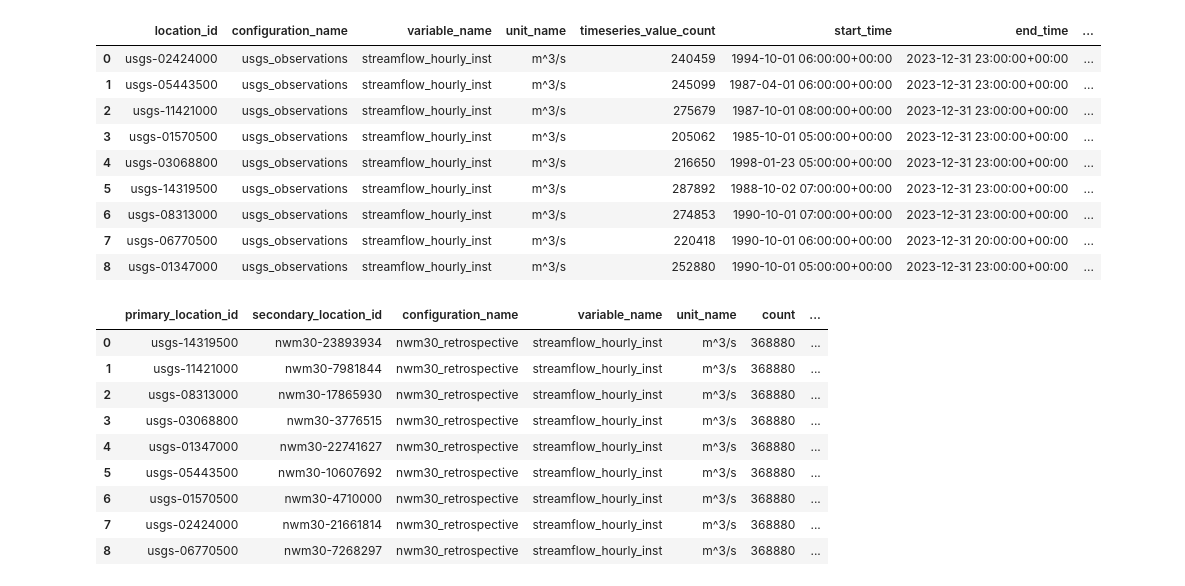
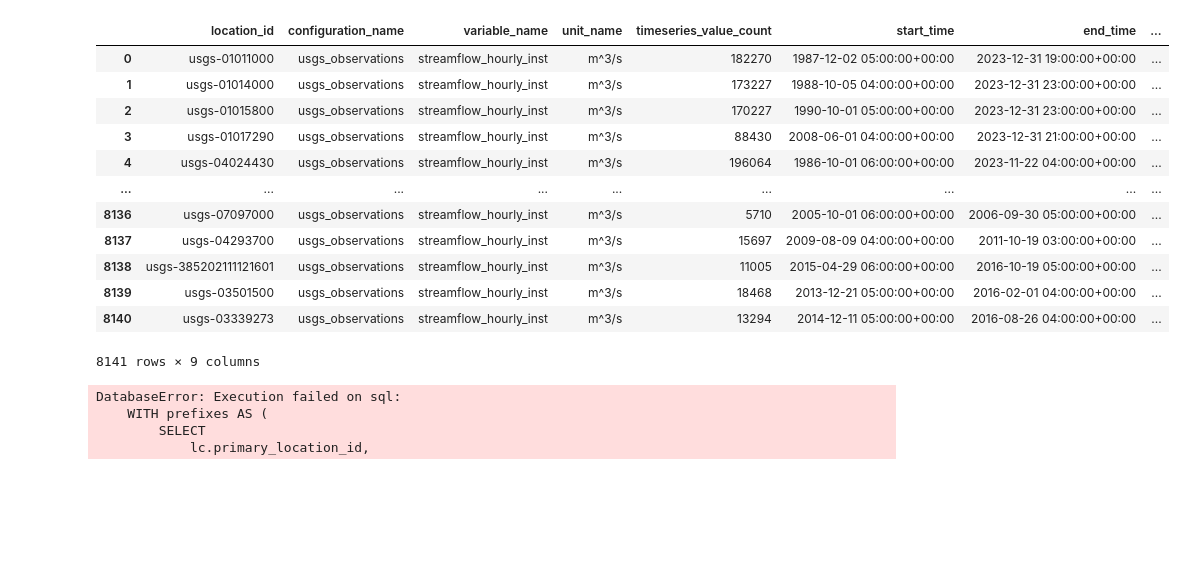
Before and after one commit to RTIInternational/teehr-hub, a Jupyter notebook: panel-dashboards/apps/data_summary_dashboard.ipynb, the cells around one changed output. Saved outputs shown, nothing was run; the diff lists cells and outputs as text; code cells hidden in the pictures; blank space fills up the shorter version.

```diff
--- a/panel-dashboards/apps/data_summary_dashboard.ipynb
+++ b/panel-dashboards/apps/data_summary_dashboard.ipynb
@@ -161,41 +161,37 @@ get_unique_secondary_timeseries_configurations()
 # %%
 def get_primary_timeseries_statistics_by_location():
     """Gets primary timeseries statistics for a specific location."""
     conn = get_trino_connection()
     query = f"""
-    WITH prefixes AS (
-        SELECT
-            split(location_id, '-')[1] AS primary_id_prefix,
-            split(location_id, '-')[2] AS primary_id_suffix,
-            pt.*
-        FROM iceberg.teehr.primary_timeseries pt
-    )
     SELECT
         location_id, configuration_name, variable_name, unit_name,
         count(*) AS timeseries_value_count,
         min(value_time) as start_time,
         max(value_time) as end_time,
         date_diff('hour', min(value_time), max(value_time)) as hours_between,
         date_diff('day', min(value_time), max(value_time)) as days_between
-    FROM prefixes
+    FROM iceberg.teehr.primary_timeseries
     GROUP BY location_id, configuration_name, variable_name, unit_name
     """
     df = pd.read_sql(query, conn)
     # gdf = df_to_gdf(df)
     return df
 
 get_primary_timeseries_statistics_by_location()
 # %% [output]
 |  | location_id | configuration_name | variable_name | unit_name | timeseries_value_count | start_time | end_time | ... |
-| 0 | usgs-02424000 | usgs_observations | streamflow_hourly_inst | m^3/s | 240459 | 1994-10-01 06:00:00+00:00 | 2023-12-31 23:00:00+00:00 | ... |
-| 1 | usgs-05443500 | usgs_observations | streamflow_hourly_inst | m^3/s | 245099 | 1987-04-01 06:00:00+00:00 | 2023-12-31 23:00:00+00:00 | ... |
-| 2 | usgs-11421000 | usgs_observations | streamflow_hourly_inst | m^3/s | 275679 | 1987-10-01 08:00:00+00:00 | 2023-12-31 23:00:00+00:00 | ... |
-| 3 | usgs-01570500 | usgs_observations | streamflow_hourly_inst | m^3/s | 205062 | 1985-10-01 05:00:00+00:00 | 2023-12-31 23:00:00+00:00 | ... |
-| 4 | usgs-03068800 | usgs_observations | streamflow_hourly_inst | m^3/s | 216650 | 1998-01-23 05:00:00+00:00 | 2023-12-31 23:00:00+00:00 | ... |
-| 5 | usgs-14319500 | usgs_observations | streamflow_hourly_inst | m^3/s | 287892 | 1988-10-02 07:00:00+00:00 | 2023-12-31 23:00:00+00:00 | ... |
-| 6 | usgs-08313000 | usgs_observations | streamflow_hourly_inst | m^3/s | 274853 | 1990-10-01 07:00:00+00:00 | 2023-12-31 23:00:00+00:00 | ... |
-| 7 | usgs-06770500 | usgs_observations | streamflow_hourly_inst | m^3/s | 220418 | 1990-10-01 06:00:00+00:00 | 2023-12-31 20:00:00+00:00 | ... |
-| 8 | usgs-01347000 | usgs_observations | streamflow_hourly_inst | m^3/s | 252880 | 1990-10-01 05:00:00+00:00 | 2023-12-31 23:00:00+00:00 | ... |
+| 0 | usgs-01011000 | usgs_observations | streamflow_hourly_inst | m^3/s | 182270 | 1987-12-02 05:00:00+00:00 | 2023-12-31 19:00:00+00:00 | ... |
+| 1 | usgs-01014000 | usgs_observations | streamflow_hourly_inst | m^3/s | 173227 | 1988-10-05 04:00:00+00:00 | 2023-12-31 23:00:00+00:00 | ... |
+| 2 | usgs-01015800 | usgs_observations | streamflow_hourly_inst | m^3/s | 170227 | 1990-10-01 05:00:00+00:00 | 2023-12-31 23:00:00+00:00 | ... |
+| 3 | usgs-01017290 | usgs_observations | streamflow_hourly_inst | m^3/s | 88430 | 2008-06-01 04:00:00+00:00 | 2023-12-31 21:00:00+00:00 | ... |
+| 4 | usgs-04024430 | usgs_observations | streamflow_hourly_inst | m^3/s | 196064 | 1986-10-01 06:00:00+00:00 | 2023-11-22 04:00:00+00:00 | ... |
+| ... | ... | ... | ... | ... | ... | ... | ... | ... |
+| 8136 | usgs-07097000 | usgs_observations | streamflow_hourly_inst | m^3/s | 5710 | 2005-10-01 06:00:00+00:00 | 2006-09-30 05:00:00+00:00 | ... |
+| 8137 | usgs-04293700 | usgs_observations | streamflow_hourly_inst | m^3/s | 15697 | 2009-08-09 04:00:00+00:00 | 2011-10-19 03:00:00+00:00 | ... |
+| 8138 | usgs-385202111121601 | usgs_observations | streamflow_hourly_inst | m^3/s | 11005 | 2015-04-29 06:00:00+00:00 | 2016-10-19 05:00:00+00:00 | ... |
+| 8139 | usgs-03501500 | usgs_observations | streamflow_hourly_inst | m^3/s | 18468 | 2013-12-21 05:00:00+00:00 | 2016-02-01 04:00:00+00:00 | ... |
+| 8140 | usgs-03339273 | usgs_observations | streamflow_hourly_inst | m^3/s | 13294 | 2014-12-11 05:00:00+00:00 | 2016-08-26 04:00:00+00:00 | ... |
+8141 rows × 9 columns
 # %%
 def get_secondary_timeseries_statistics_by_location():
     """Gets secondary timeseries statistics for a specific location."""
@@ -203,10 +199,6 @@ def get_secondary_timeseries_statistics_by_location():
     query = f"""
     WITH prefixes AS (
         SELECT
-            split(location_id, '-')[1] AS primary_id_prefix,
-            split(location_id, '-')[2] AS primary_id_suffix,
-            split(secondary_location_id, '-')[1] AS secondary_id_prefix,
-            split(secondary_location_id, '-')[2] AS secondary_id_suffix,
             lc.primary_location_id,
             st.*
         FROM iceberg.teehr.secondary_timeseries st
@@ -229,16 +221,10 @@ def get_secondary_timeseries_statistics_by_location():
 
 get_secondary_timeseries_statistics_by_location()
 # %% [output]
-|  | primary_location_id | secondary_location_id | configuration_name | variable_name | unit_name | count | ... |
-| 0 | usgs-14319500 | nwm30-23893934 | nwm30_retrospective | streamflow_hourly_inst | m^3/s | 368880 | ... |
-| 1 | usgs-11421000 | nwm30-7981844 | nwm30_retrospective | streamflow_hourly_inst | m^3/s | 368880 | ... |
-| 2 | usgs-08313000 | nwm30-17865930 | nwm30_retrospective | streamflow_hourly_inst | m^3/s | 368880 | ... |
-| 3 | usgs-03068800 | nwm30-3776515 | nwm30_retrospective | streamflow_hourly_inst | m^3/s | 368880 | ... |
-| 4 | usgs-01347000 | nwm30-22741627 | nwm30_retrospective | streamflow_hourly_inst | m^3/s | 368880 | ... |
-| 5 | usgs-05443500 | nwm30-10607692 | nwm30_retrospective | streamflow_hourly_inst | m^3/s | 368880 | ... |
-| 6 | usgs-01570500 | nwm30-4710000 | nwm30_retrospective | streamflow_hourly_inst | m^3/s | 368880 | ... |
-| 7 | usgs-02424000 | nwm30-21661814 | nwm30_retrospective | streamflow_hourly_inst | m^3/s | 368880 | ... |
-| 8 | usgs-06770500 | nwm30-7268297 | nwm30_retrospective | streamflow_hourly_inst | m^3/s | 368880 | ... |
+DatabaseError: Execution failed on sql:
+    WITH prefixes AS (
+        SELECT
+            lc.primary_location_id,
 # %%
 unique_location_prefixes_tabulator = pn.widgets.Tabulator(
     get_unique_location_prefixes(),
```
Also changed, not shown: parts of 4 cells of this notebook, 6 other files.
